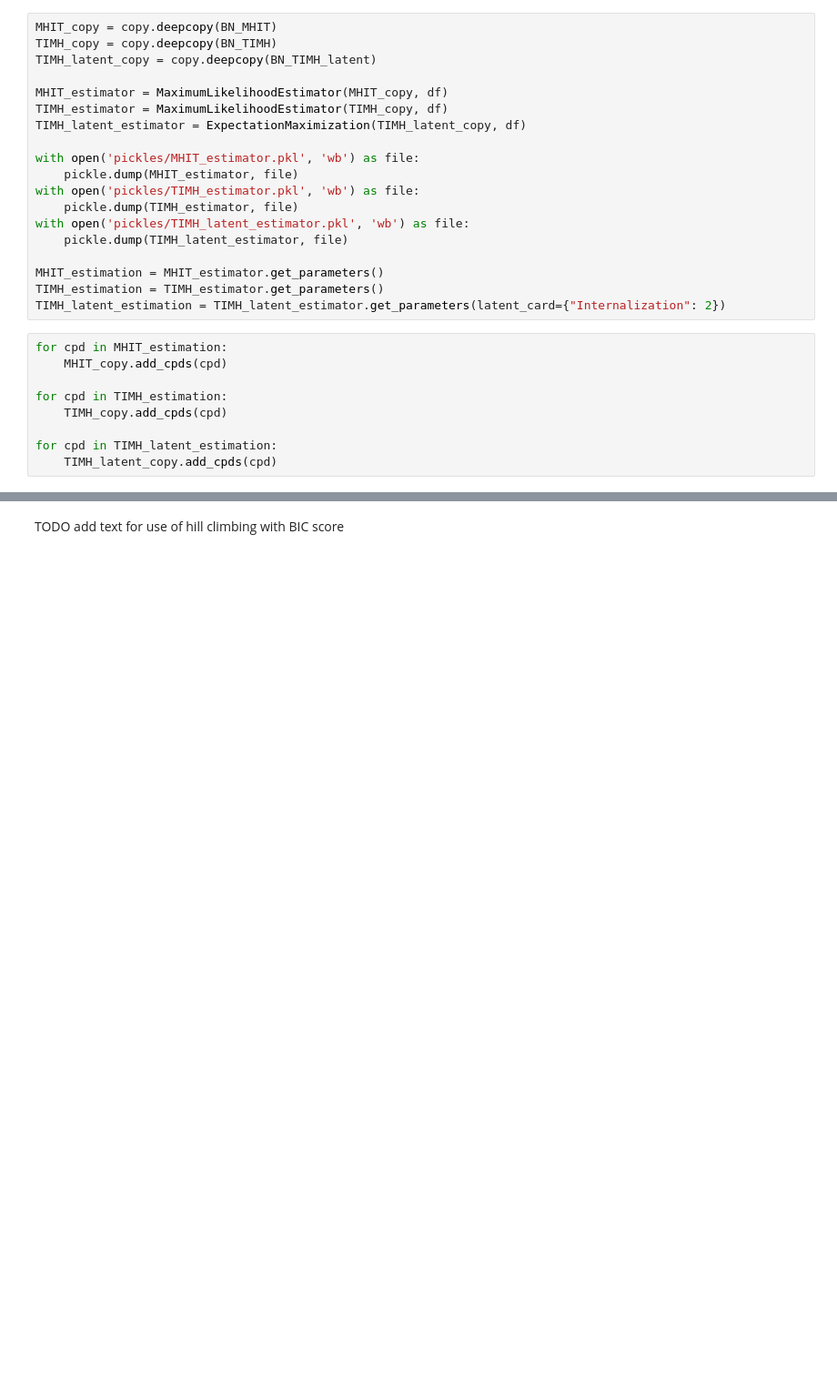
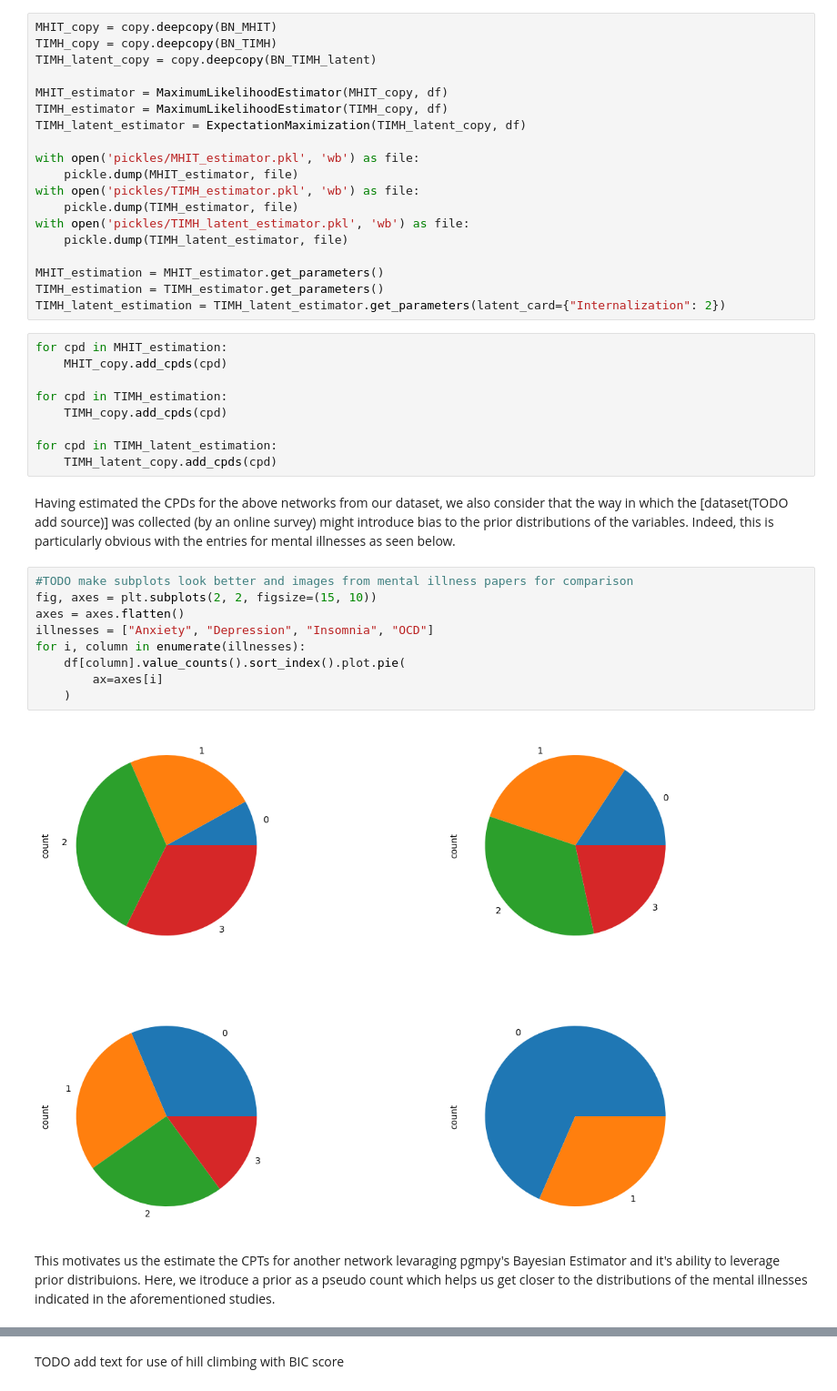
Before and after one commit to KonstantinKanchev/Music-Taste-and-Mental-Health, a Jupyter notebook: first_network.ipynb, the cells around one changed output, grey strips where cells are left out. Shown at 91% size. Cells and saved outputs as stored; diff of their text form; blank space fills up the shorter version.

Commit message:
started reasoning on use of BE with priors

```diff
--- a/first_network.ipynb
+++ b/first_network.ipynb
@@ -236,3 +236,23 @@ for cpd in TIMH_estimation:
 
 for cpd in TIMH_latent_estimation:
     TIMH_latent_copy.add_cpds(cpd)
+# %% [markdown]
+Having estimated the CPDs for the above networks from our dataset, we also consider that the way in which the [dataset(TODO add source)] was collected (by an online survey) might introduce bias to the prior distributions of the variables. Indeed, this is particularly obvious with the entries for mental illnesses as seen below.
+
+
+<!-- Our next interest is to consider a network where prior knowledge has been injected in order to influence the probability distributions. We consider the general prevalence rates of Anxiety, Depression, Insomnia and OCD found in the literature, and add pseudo-counts corresponding to their distributions. For simplicity, we choose the Mental Health Causes Taste network, where the four conditions have no parent nodes and thus we can introduce the priors in a simple way, making minimal assumptions about the CPDs of these conditions given other variables.
+
+Our prior is quite strong, significantly altering the raw distributions. The scaling factor of 5 was chosen in order to balance out a weak prior vs. a prior that completely overwhelms the data, so the resulting CPDs are a middle ground. -->
+# %%
+#TODO make subplots look better and images from mental illness papers for comparison
+fig, axes = plt.subplots(2, 2, figsize=(15, 10))
+axes = axes.flatten()
+illnesses = ["Anxiety", "Depression", "Insomnia", "OCD"]
+for i, column in enumerate(illnesses):
+    df[column].value_counts().sort_index().plot.pie(
+        ax=axes[i]
+    )
+# %% [output]
+[figure, added]
+# %% [markdown]
+This motivates us the estimate the CPTs for another network levaraging pgmpy's Bayesian Estimator and it's ability to leverage prior distribuions. Here, we itroduce a prior as a pseudo count which helps us get closer to the distributions of the mental illnesses indicated in the aforementioned studies.
```
Also changed, not shown: parts of 7 cells of this notebook, 8 other files.
